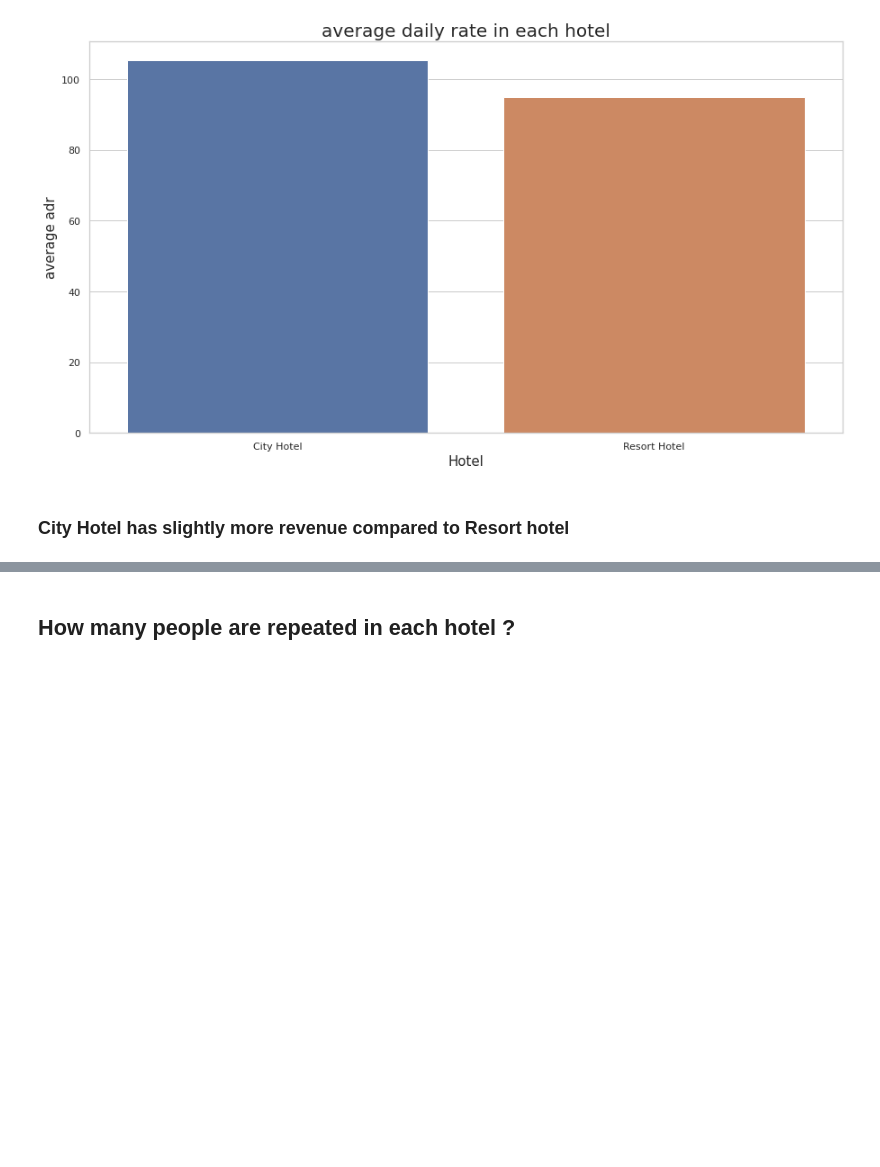
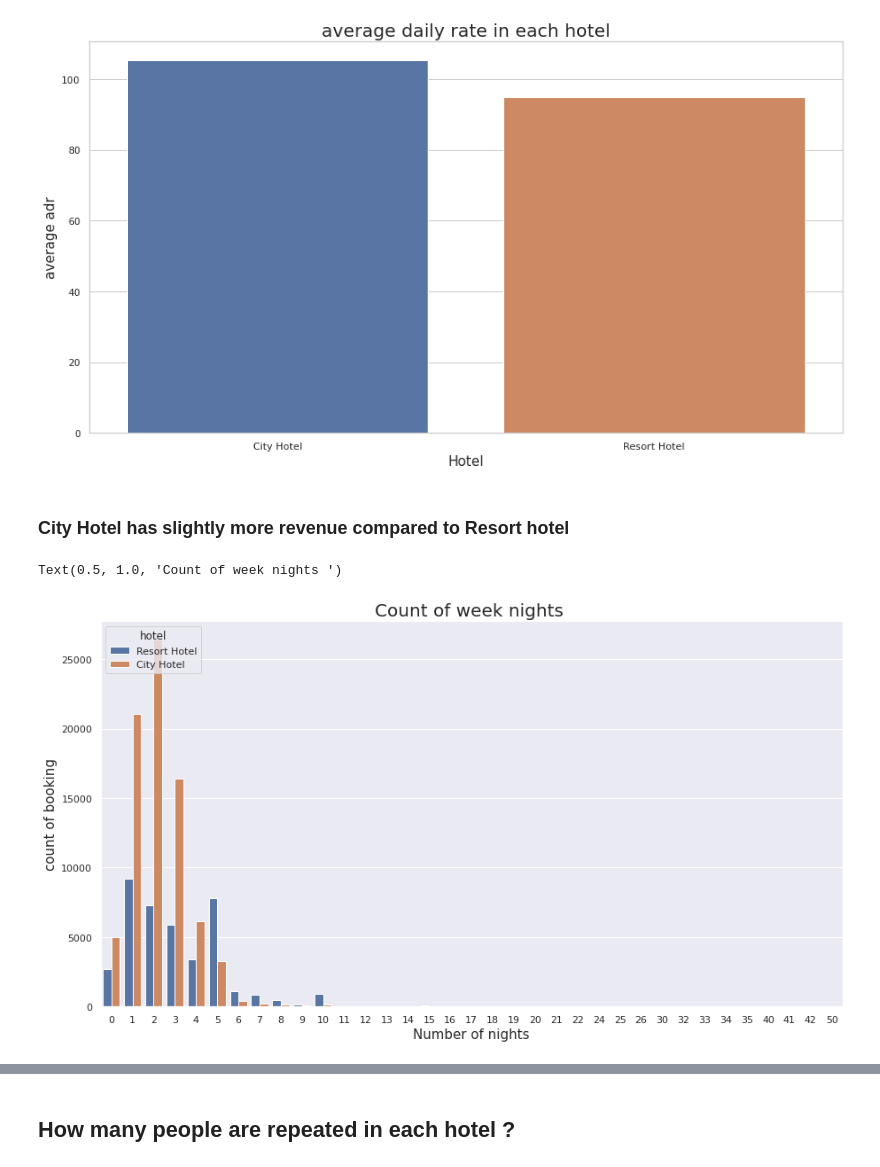
Before and after one commit to milanajudiya/Hotel_Booking_Analysis, a Jupyter notebook: Hotel_Booking_Analysis.ipynb, the cells around one changed output, grey strips where cells are left out. Saved outputs shown, nothing was run; the diff lists cells and outputs as text; code cells hidden in the pictures; blank space fills up the shorter version.

```diff
--- a/Hotel_Booking_Analysis.ipynb
+++ b/Hotel_Booking_Analysis.ipynb
@@ -391,3 +443,17 @@ Text(0.5, 1.0, 'average daily rate in each hotel')
 [figure]
 # %% [markdown]
 ### City Hotel has slightly more revenue compared to Resort hotel
+# %%
+# how long people stay in each hotel in week nights
+
+plt.figure(figsize=(15,8))
+sns.set_theme(style="darkgrid")
+ax=sns.countplot(x="stays_in_week_nights",hue="hotel",data=df_hotel)
+plt.xlabel("Number of nights",size=15)
+plt.ylabel("count of booking",size=15)
+plt.title("Count of week nights ",size=20)
+
+# city hotel has short term vacationres(1-5) while in resort preferd longer than(6) nights
+# %% [output]
+Text(0.5, 1.0, 'Count of week nights ')
+[figure, added]
```
Also changed, not shown: parts of 8 cells of this notebook.
